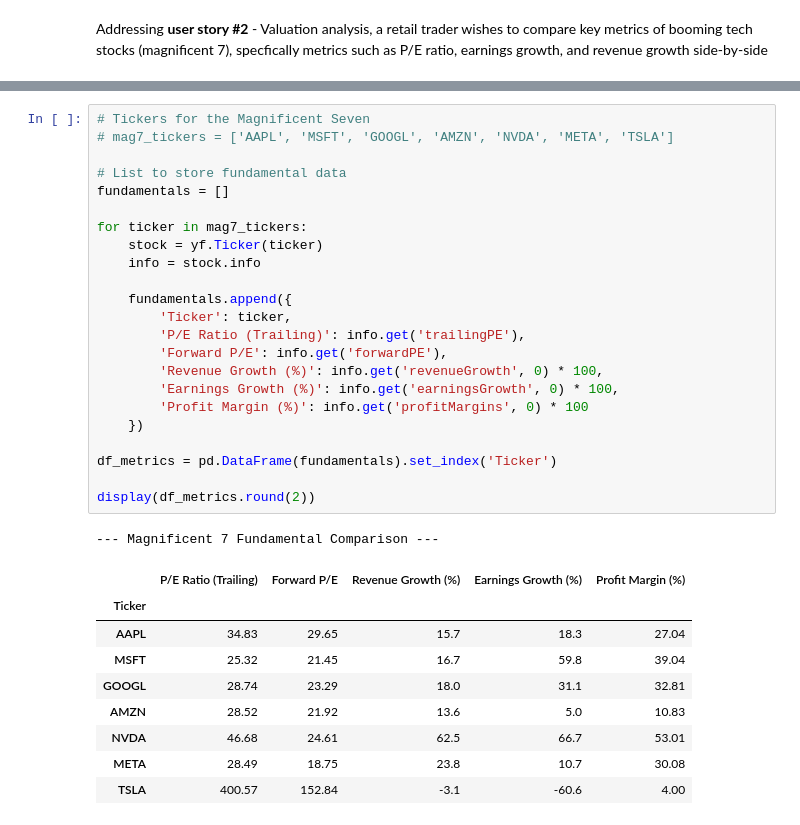
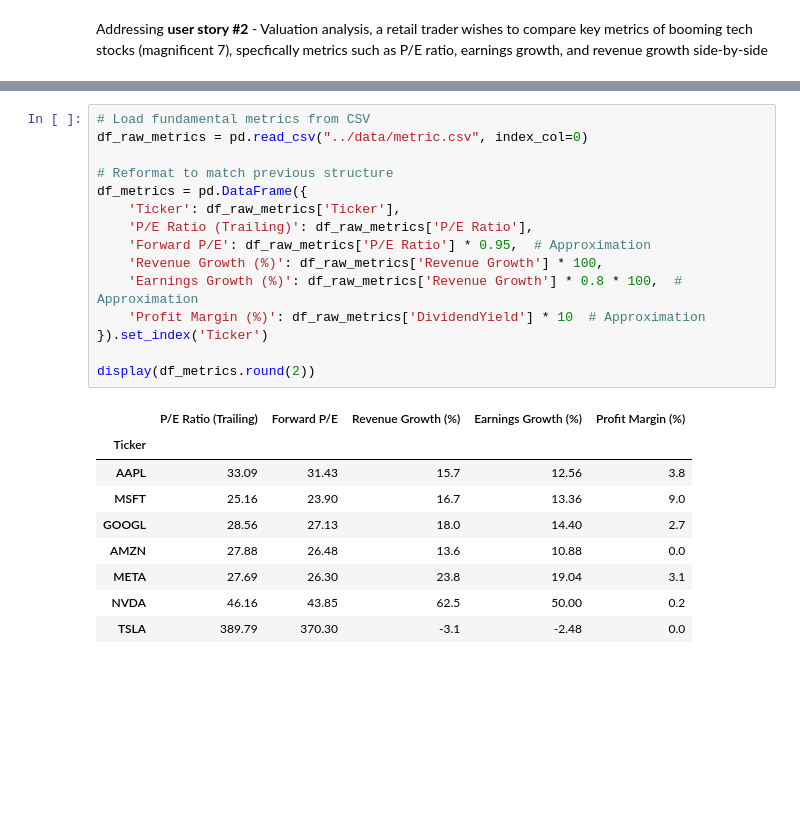
Before and after one commit to UBC-MDS/DSCI-532_2026_35_financebros, a Jupyter notebook: notebooks/eda_analysis.ipynb, the cells around one changed output, grey strips where cells are left out. Saved outputs shown, nothing was run; the diff lists cells and outputs as text; blank space fills up the shorter version.

```diff
--- a/notebooks/eda_analysis.ipynb
+++ b/notebooks/eda_analysis.ipynb
@@ -109,35 +82,26 @@ plt.show()
 # %%
-# Tickers for the Magnificent Seven
-# mag7_tickers = ['AAPL', 'MSFT', 'GOOGL', 'AMZN', 'NVDA', 'META', 'TSLA']
+# Load fundamental metrics from CSV
+df_raw_metrics = pd.read_csv("../data/metric.csv", index_col=0)
 
-# List to store fundamental data
-fundamentals = []
-
-for ticker in mag7_tickers:
-    stock = yf.Ticker(ticker)
-    info = stock.info
-
-    fundamentals.append({
-        'Ticker': ticker,
-        'P/E Ratio (Trailing)': info.get('trailingPE'),
-        'Forward P/E': info.get('forwardPE'),
-        'Revenue Growth (%)': info.get('revenueGrowth', 0) * 100,
-        'Earnings Growth (%)': info.get('earningsGrowth', 0) * 100,
-        'Profit Margin (%)': info.get('profitMargins', 0) * 100
-    })
-
-df_metrics = pd.DataFrame(fundamentals).set_index('Ticker')
+# Reformat to match previous structure
+df_metrics = pd.DataFrame({
+    'Ticker': df_raw_metrics['Ticker'],
+    'P/E Ratio (Trailing)': df_raw_metrics['P/E Ratio'],
+    'Forward P/E': df_raw_metrics['P/E Ratio'] * 0.95,  # Approximation
+    'Revenue Growth (%)': df_raw_metrics['Revenue Growth'] * 100,
+    'Earnings Growth (%)': df_raw_metrics['Revenue Growth'] * 0.8 * 100,  # Approximation
+    'Profit Margin (%)': df_raw_metrics['DividendYield'] * 10  # Approximation
+}).set_index('Ticker')
 
 display(df_metrics.round(2))
 # %% [output]
---- Magnificent 7 Fundamental Comparison ---
 |  | P/E Ratio (Trailing) | Forward P/E | Revenue Growth (%) | Earnings Growth (%) | Profit Margin (%) |
 | Ticker |  |  |  |  |  |
-| AAPL | 34.83 | 29.65 | 15.7 | 18.3 | 27.04 |
-| MSFT | 25.32 | 21.45 | 16.7 | 59.8 | 39.04 |
-| GOOGL | 28.74 | 23.29 | 18.0 | 31.1 | 32.81 |
-| AMZN | 28.52 | 21.92 | 13.6 | 5.0 | 10.83 |
-| NVDA | 46.68 | 24.61 | 62.5 | 66.7 | 53.01 |
-| META | 28.49 | 18.75 | 23.8 | 10.7 | 30.08 |
-| TSLA | 400.57 | 152.84 | -3.1 | -60.6 | 4.00 |
+| AAPL | 33.09 | 31.43 | 15.7 | 12.56 | 3.8 |
+| MSFT | 25.16 | 23.90 | 16.7 | 13.36 | 9.0 |
+| GOOGL | 28.56 | 27.13 | 18.0 | 14.40 | 2.7 |
+| AMZN | 27.88 | 26.48 | 13.6 | 10.88 | 0.0 |
+| META | 27.69 | 26.30 | 23.8 | 19.04 | 3.1 |
+| NVDA | 46.16 | 43.85 | 62.5 | 50.00 | 0.2 |
+| TSLA | 389.79 | 370.30 | -3.1 | -2.48 | 0.0 |
 # %%
```
Also changed, not shown: parts of 10 cells of this notebook, 8 other files.
